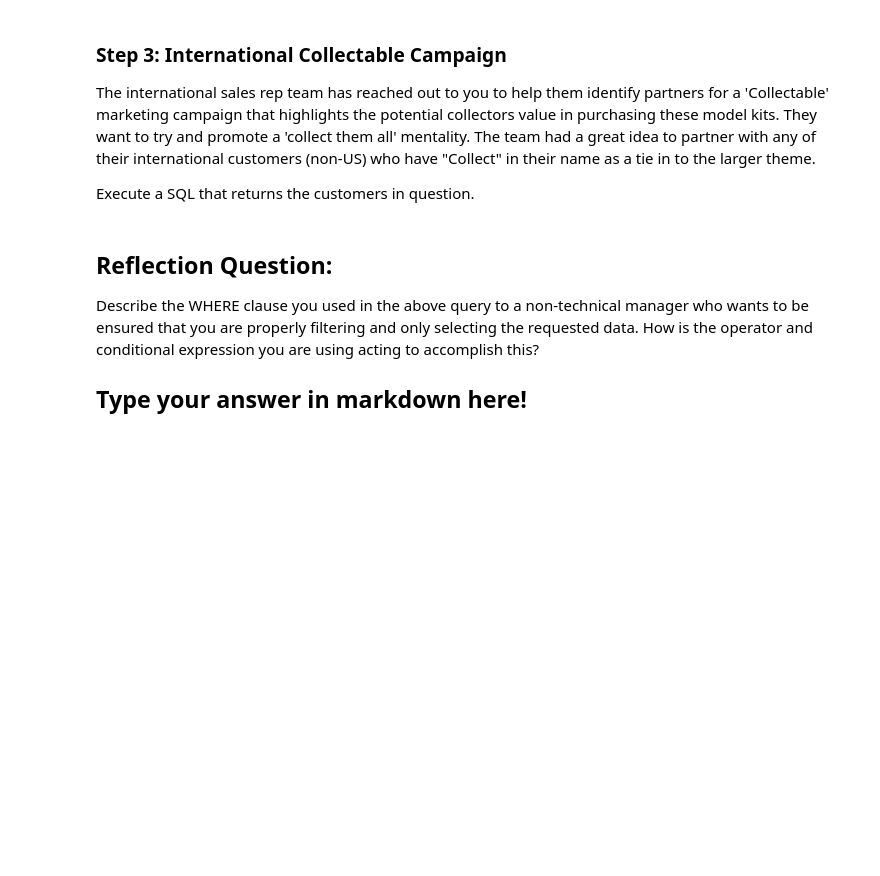
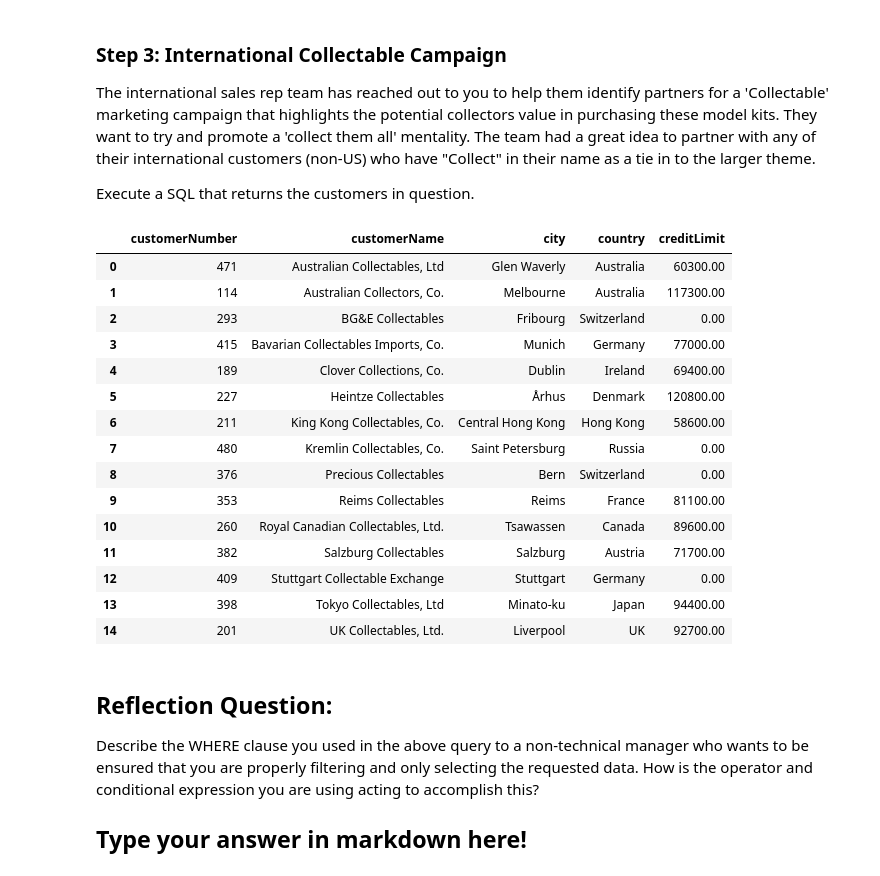
Before and after one commit to zainabraho288-code/dsc-sql-summative-lab, a Jupyter notebook: SQLSummativeLab.ipynb, the cells around one changed output. Saved outputs shown, nothing was run; the diff lists cells and outputs as text; code cells hidden in the pictures; blank space fills up the shorter version.

```diff
--- a/SQLSummativeLab.ipynb
+++ b/SQLSummativeLab.ipynb
@@ -69,3 +92,36 @@ None
+# %%
+# Replace None with your code
+international_collectable = pd.read_sql_query("""
+SELECT
+    customerNumber,
+    customerName,
+    city,
+    country,
+    creditLimit
+FROM customers
+WHERE country <> 'USA'
+  AND customerName LIKE '%Collect%'
+ORDER BY customerName;
+""", conn)
+
+international_collectable
+# %% [output]
+|  | customerNumber | customerName | city | country | creditLimit |
+| 0 | 471 | Australian Collectables, Ltd | Glen Waverly | Australia | 60300.00 |
+| 1 | 114 | Australian Collectors, Co. | Melbourne | Australia | 117300.00 |
+| 2 | 293 | BG&E Collectables | Fribourg | Switzerland | 0.00 |
+| 3 | 415 | Bavarian Collectables Imports, Co. | Munich | Germany | 77000.00 |
+| 4 | 189 | Clover Collections, Co. | Dublin | Ireland | 69400.00 |
+| 5 | 227 | Heintze Collectables | Århus | Denmark | 120800.00 |
+| 6 | 211 | King Kong Collectables, Co. | Central Hong Kong | Hong Kong | 58600.00 |
+| 7 | 480 | Kremlin Collectables, Co. | Saint Petersburg | Russia | 0.00 |
+| 8 | 376 | Precious Collectables | Bern | Switzerland | 0.00 |
+| 9 | 353 | Reims Collectables | Reims | France | 81100.00 |
+| 10 | 260 | Royal Canadian Collectables, Ltd. | Tsawassen | Canada | 89600.00 |
+| 11 | 382 | Salzburg Collectables | Salzburg | Austria | 71700.00 |
+| 12 | 409 | Stuttgart Collectable Exchange | Stuttgart | Germany | 0.00 |
+| 13 | 398 | Tokyo Collectables, Ltd | Minato-ku | Japan | 94400.00 |
+| 14 | 201 | UK Collectables, Ltd. | Liverpool | UK | 92700.00 |
 # %% [markdown]
 ## Reflection Question:
 
```
Also changed, not shown: parts of 22 cells of this notebook.
